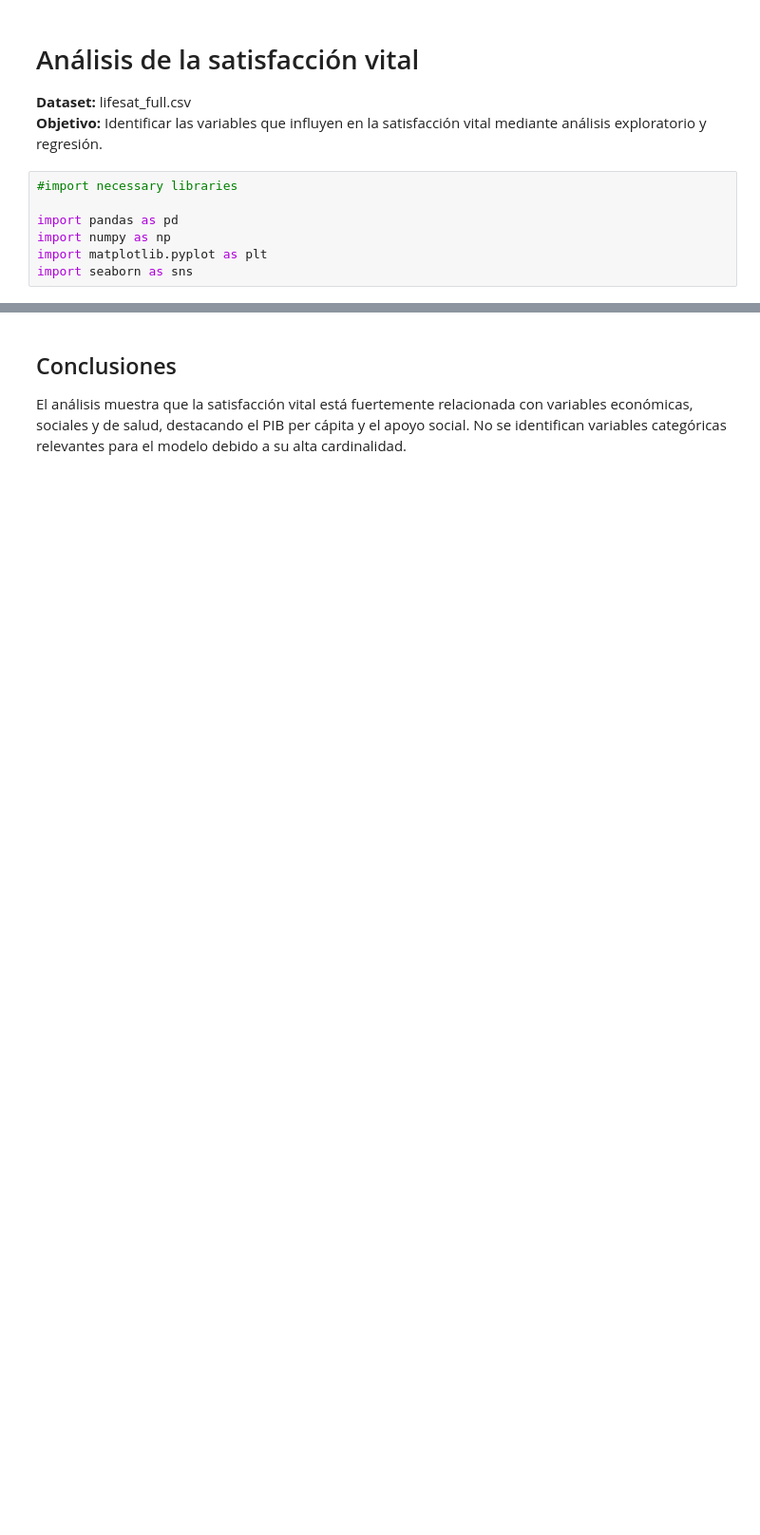
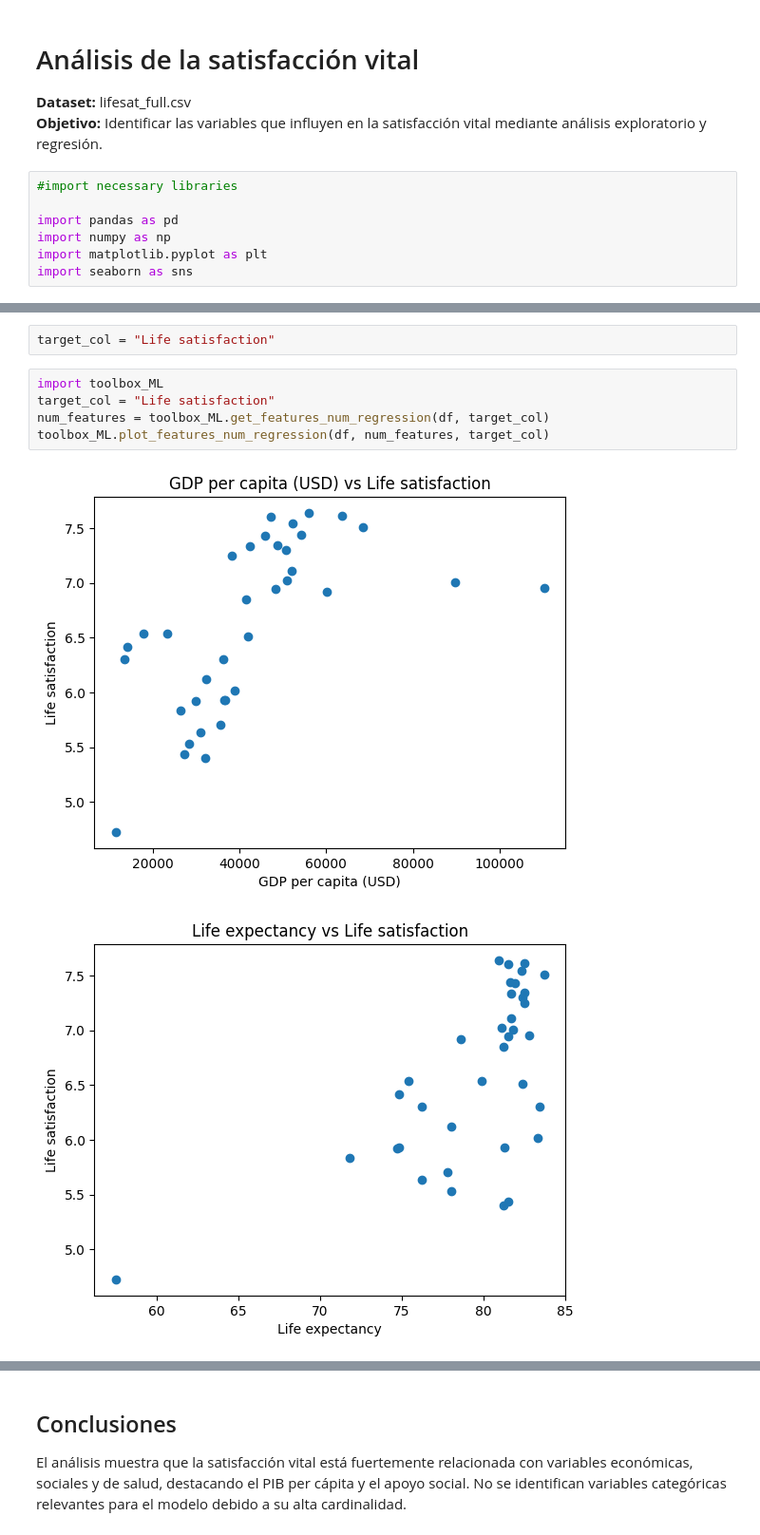
Before and after one commit to JPG250493/Grupo-08-TeamChallengeSQL, a Jupyter notebook: Team Challenge Toolbox/codigo y markdown.ipynb, the cells around one changed output, grey strips where cells are left out. Shown at 95% size. Cells and saved outputs as stored; diff of their text form; blank space fills up the shorter version.

```diff
--- a/Team Challenge Toolbox/codigo y markdown.ipynb
+++ b/Team Challenge Toolbox/codigo y markdown.ipynb
@@ -52,0 +47,10 @@ cat_features
+# %%
+target_col = "Life satisfaction"
+# %%
+import toolbox_ML
+target_col = "Life satisfaction"
+num_features = toolbox_ML.get_features_num_regression(df, target_col)
+toolbox_ML.plot_features_num_regression(df, num_features, target_col)
+# %% [output]
+[figure, added]
+[figure, added]
```
Also changed, not shown: parts of 9 cells of this notebook, 1 other file.
